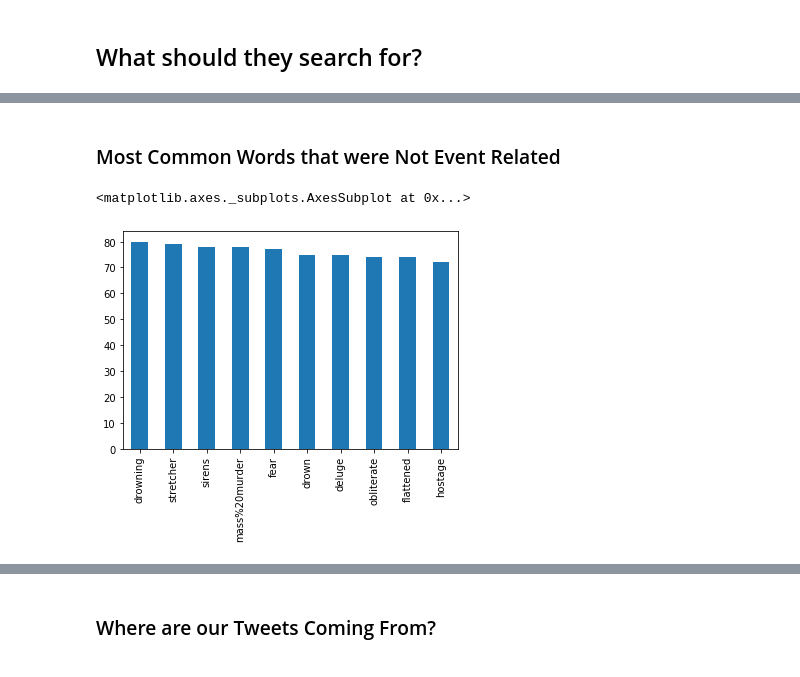
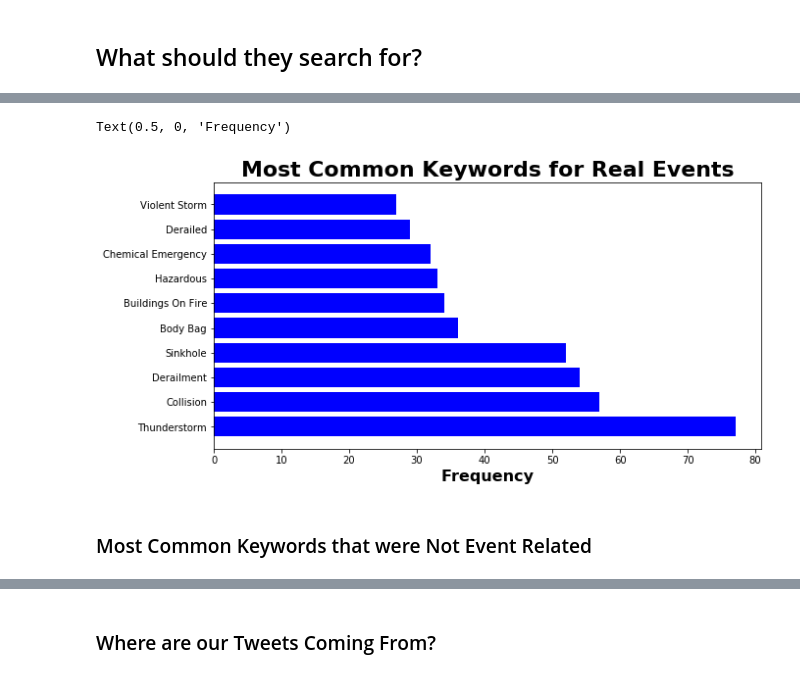
Before and after one commit to acoco10/disaster_tweets, a Jupyter notebook: Final Notebook.ipynb, the cells around one changed output, grey strips where cells are left out. Cells and saved outputs as stored; diff of their text form; code cells hidden in the pictures.

```diff
--- a/Final Notebook.ipynb
+++ b/Final Notebook.ipynb
@@ -56,7 +124,19 @@ data[data.target == 1]['keyword'].value_counts().head(10).plot(kind = 'bar')
+# %%
+# data[data.target == 1]['keyword'].value_counts().head(10).plot(kind = 'bar')
+keyword_real = pd.DataFrame(data[data.target == 1]['keyword'].value_counts().head(10))
+keyword_real.reset_index(inplace=True)
+keyword_real.columns = ['keyword','frequency']
+keyword_real.keyword = keyword_real.keyword.apply(lambda x: x.split('%20'))
+keyword_real.keyword = keyword_real.keyword.apply(lambda x: ','.join(x))
+keyword_real.keyword = keyword_real.keyword.apply(lambda x: x.replace(',',' '))
+keyword_real.keyword = keyword_real.keyword.apply(lambda x: x.title())
+# %%
+plt.figure(figsize=(10,5))
+plt.barh(keyword_real.keyword, keyword_real.frequency, color='blue')
+plt.title('Most Common Keywords for Real Events', fontsize=22, fontweight='bold')
+plt.xlabel('Frequency', fontsize=16, fontweight='bold')
+# %% [output]
+Text(0.5, 0, 'Frequency')
+[figure, added]
 # %% [markdown]
-### Most Common Words that were Not Event Related
+### Most Common Keywords that were Not Event Related
-# %%
-data[data.target == 0]['keyword'].value_counts().head(10).plot(kind = 'bar')
-# %% [output]
-<matplotlib.axes._subplots.AxesSubplot at 0x...>
-[figure, removed]
```
Also changed, not shown: parts of 67 cells of this notebook.
